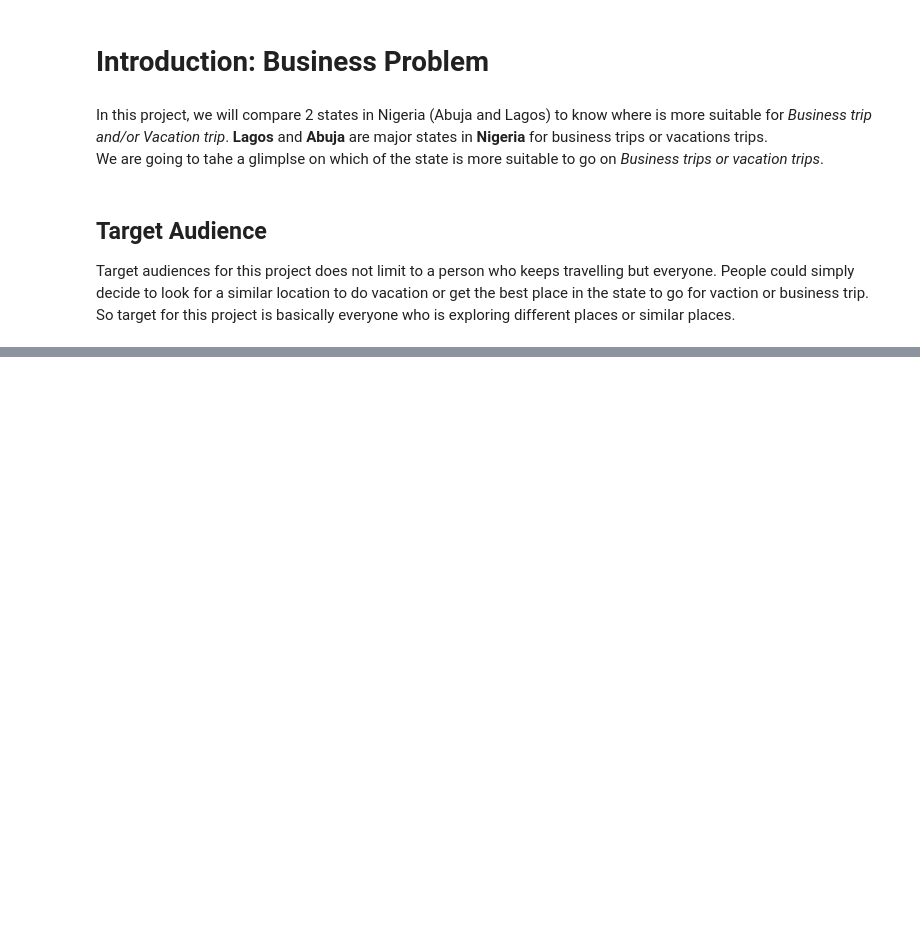
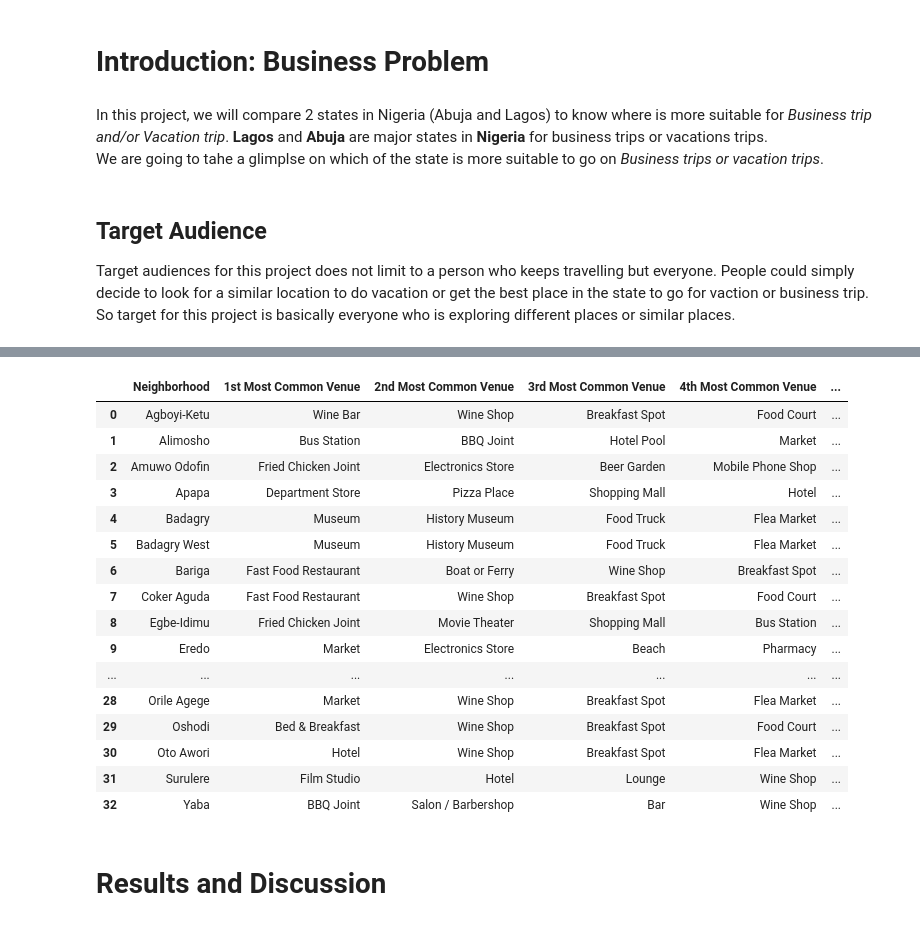
Before and after one commit to jstephen95/Coursera_Capstone, a Jupyter notebook: The Battle of Neighborhood (Lagos and Abuja).ipynb, the cells around one changed output, grey strips where cells are left out. Drawn from its saved outputs; the diff is of its cells as text; code cells hidden in the pictures; blank space fills up the shorter version.

Commit message:
Published from Watson Studio.

```diff
--- a/The Battle of Neighborhood (Lagos and Abuja).ipynb
+++ b/The Battle of Neighborhood (Lagos and Abuja).ipynb
@@ -17,0 +368,21 @@ Then I used the acquired location data to explore the nearby art venues from the
+# %%
+num_top_venues = 10
+
+indicators = ['st', 'nd', 'rd']
+
+# create columns according to number of top venues
+columns = ['Neighborhood']
+for ind in np.arange(num_top_venues):
+    try:
+        columns.append('{}{} Most Common Venue'.format(ind+1, indicators[ind]))
+    except:
+        columns.append('{}th Most Common Venue'.format(ind+1))
+
+# create a new dataframe
+Lagos_neighborhoods_venues_sorted = pd.DataFrame(columns=columns)
+Lagos_neighborhoods_venues_sorted['Neighborhood'] = Lagos_grouped['Neighborhood']
+
+for ind in np.arange(Lagos_grouped.shape[0]):
+    Lagos_neighborhoods_venues_sorted.iloc[ind, 1:] = return_most_common_venues(Lagos_grouped.iloc[ind, :], num_top_venues)
+
+Lagos_neighborhoods_venues_sorted.head()
@@ -17,0 +426,11 @@ Then I used the acquired location data to explore the nearby art venues from the
+# %%
+# set number of clusters
+kclusters = 5
+
+Lagos_grouped_clustering = Lagos_grouped.drop('Neighborhood', 1)
+
+# run k-means clustering
+Lagos_kmeans = KMeans(n_clusters=kclusters, random_state=0).fit(Lagos_grouped_clustering)
+
+# check cluster labels generated for each row in the dataframe
+Lagos_kmeans.labels_[0:10]
@@ -17,0 +439,10 @@ Then I used the acquired location data to explore the nearby art venues from the
+# %%
+Lagos_merged = Lagos_grouped
+
+# add clustering labels
+Lagos_merged['Cluster Labels'] = Lagos_kmeans.labels_
+
+# merge Abuja_grouped with Abuja_data to add latitude/longitude for each neighborhood
+Lagos_merged = Lagos_merged.join(Lagos_neighborhoods_venues_sorted.set_index('Neighborhood'), on='Neighborhood')
+
+Lagos_merged.head() # check the last columns!
@@ -17,0 +473,22 @@ Then I used the acquired location data to explore the nearby art venues from the
+# %%
+Lagos_neighborhoods_venues_sorted
+# %% [output]
+|  | Neighborhood | 1st Most Common Venue | 2nd Most Common Venue | 3rd Most Common Venue | 4th Most Common Venue | ... |
+| 0 | Agboyi-Ketu | Wine Bar | Wine Shop | Breakfast Spot | Food Court | ... |
+| 1 | Alimosho | Bus Station | BBQ Joint | Hotel Pool | Market | ... |
+| 2 | Amuwo Odofin | Fried Chicken Joint | Electronics Store | Beer Garden | Mobile Phone Shop | ... |
+| 3 | Apapa | Department Store | Pizza Place | Shopping Mall | Hotel | ... |
+| 4 | Badagry | Museum | History Museum | Food Truck | Flea Market | ... |
+| 5 | Badagry West | Museum | History Museum | Food Truck | Flea Market | ... |
+| 6 | Bariga | Fast Food Restaurant | Boat or Ferry | Wine Shop | Breakfast Spot | ... |
+| 7 | Coker Aguda | Fast Food Restaurant | Wine Shop | Breakfast Spot | Food Court | ... |
+| 8 | Egbe-Idimu | Fried Chicken Joint | Movie Theater | Shopping Mall | Bus Station | ... |
+| 9 | Eredo | Market | Electronics Store | Beach | Pharmacy | ... |
+| ... | ... | ... | ... | ... | ... | ... |
+| 28 | Orile Agege | Market | Wine Shop | Breakfast Spot | Flea Market | ... |
+| 29 | Oshodi | Bed & Breakfast | Wine Shop | Breakfast Spot | Food Court | ... |
+| 30 | Oto Awori | Hotel | Wine Shop | Breakfast Spot | Flea Market | ... |
+| 31 | Surulere | Film Studio | Hotel | Lounge | Wine Shop | ... |
+| 32 | Yaba | BBQ Joint | Salon / Barbershop | Bar | Wine Shop | ... |
+# %% [markdown]
+# Results and Discussion
```
Also changed, not shown: parts of 41 cells of this notebook.
